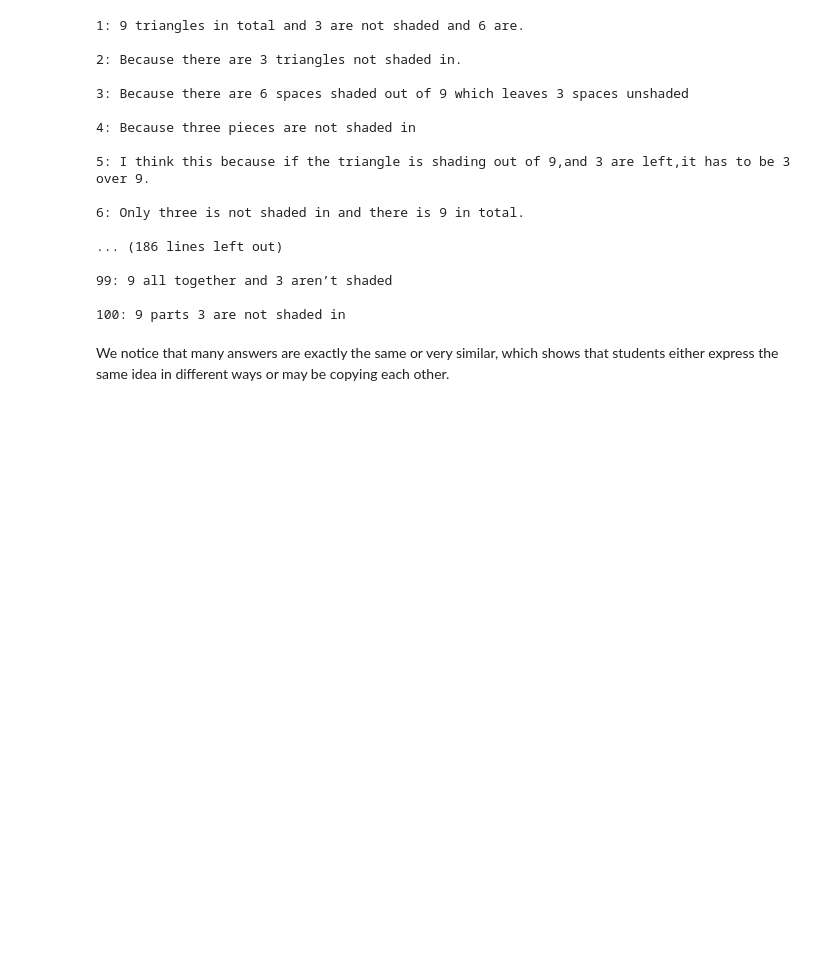
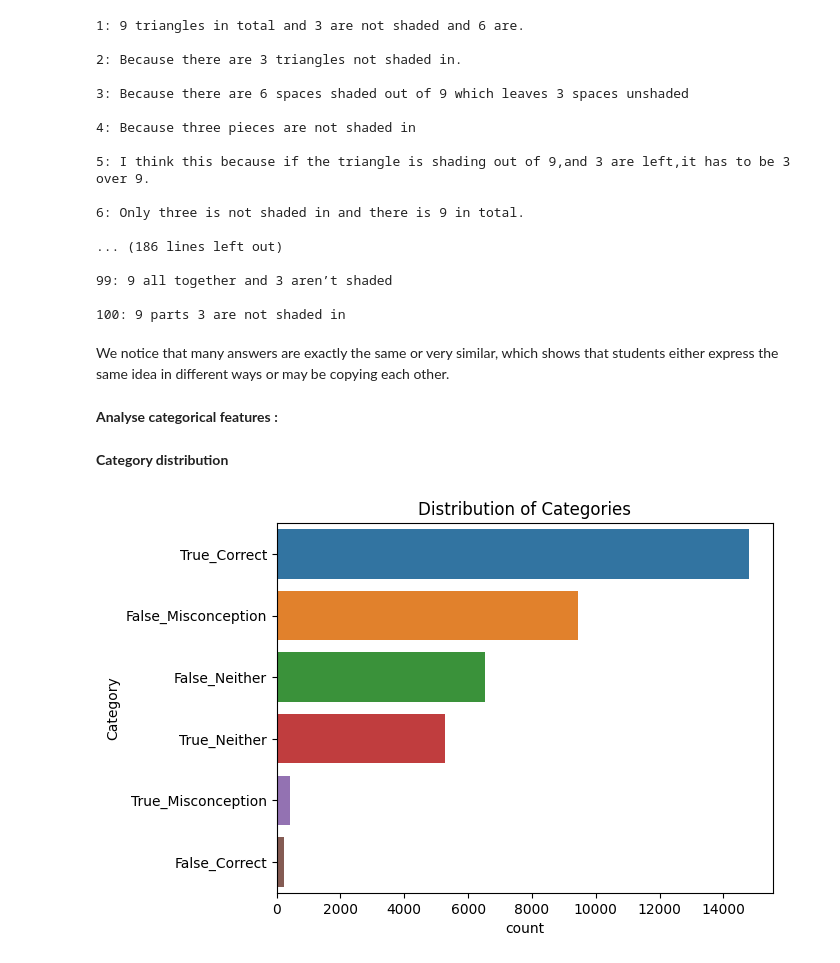
Before and after one commit to assil-barhoumi/Math_misconceptions_prediction, a Jupyter notebook: student-math-misunderstandings.ipynb, the cells around one changed output. Drawn from its saved outputs; the diff is of its cells as text; code cells hidden in the pictures; blank space fills up the shorter version.

Commit message:
EDA : visualize categorical features

```diff
--- a/student-math-misunderstandings.ipynb
+++ b/student-math-misunderstandings.ipynb
@@ -171,3 +171,13 @@ for i, explanation in enumerate(incomplete_false["StudentExplanation"][:100], 1)
 100: 9 parts 3 are not shaded in
 # %% [markdown]
 We notice that many answers are exactly the same or very similar, which shows that students either express the same idea in different ways or may be copying each other.
+# %% [markdown]
+**Analyse categorical features :**
+# %% [markdown]
+**Category distribution**
+# %%
+sns.countplot(y=train["Category"], order=train["Category"].value_counts().index)
+plt.title("Distribution of Categories")
+plt.show()
+# %% [output]
+[figure, added]
```
Also changed, not shown: parts of 15 cells of this notebook.
